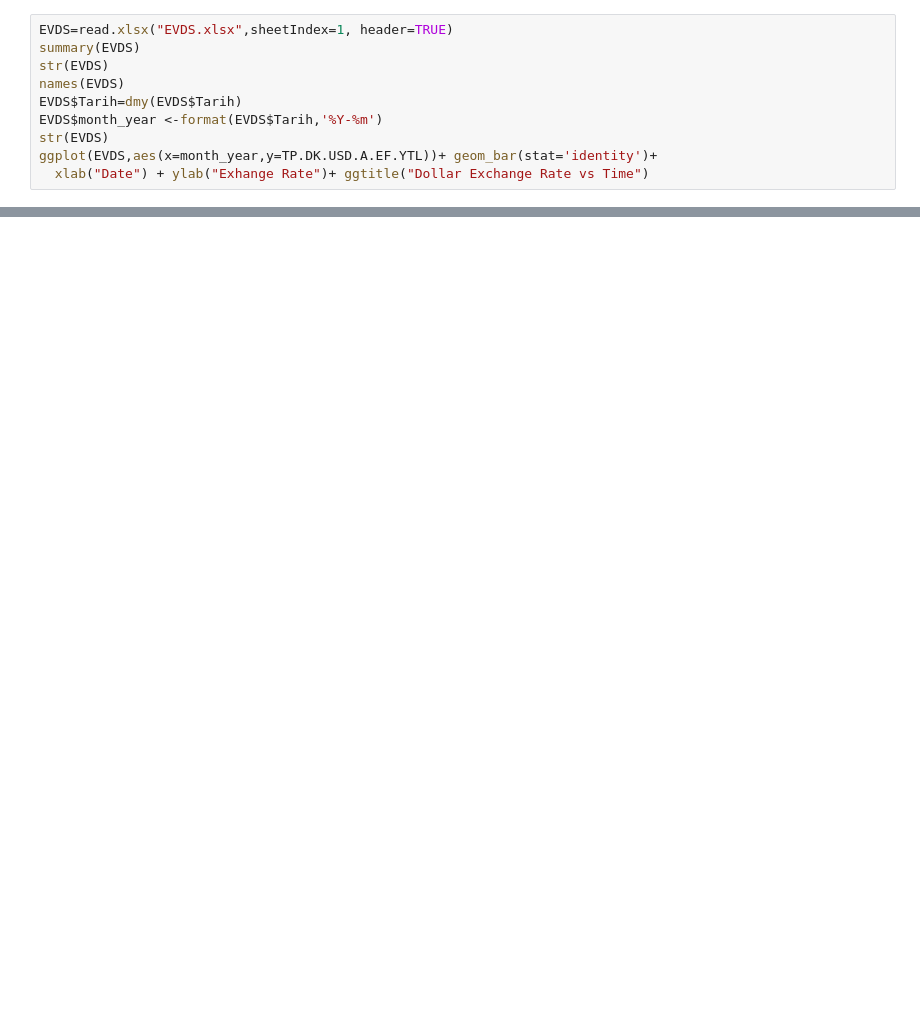
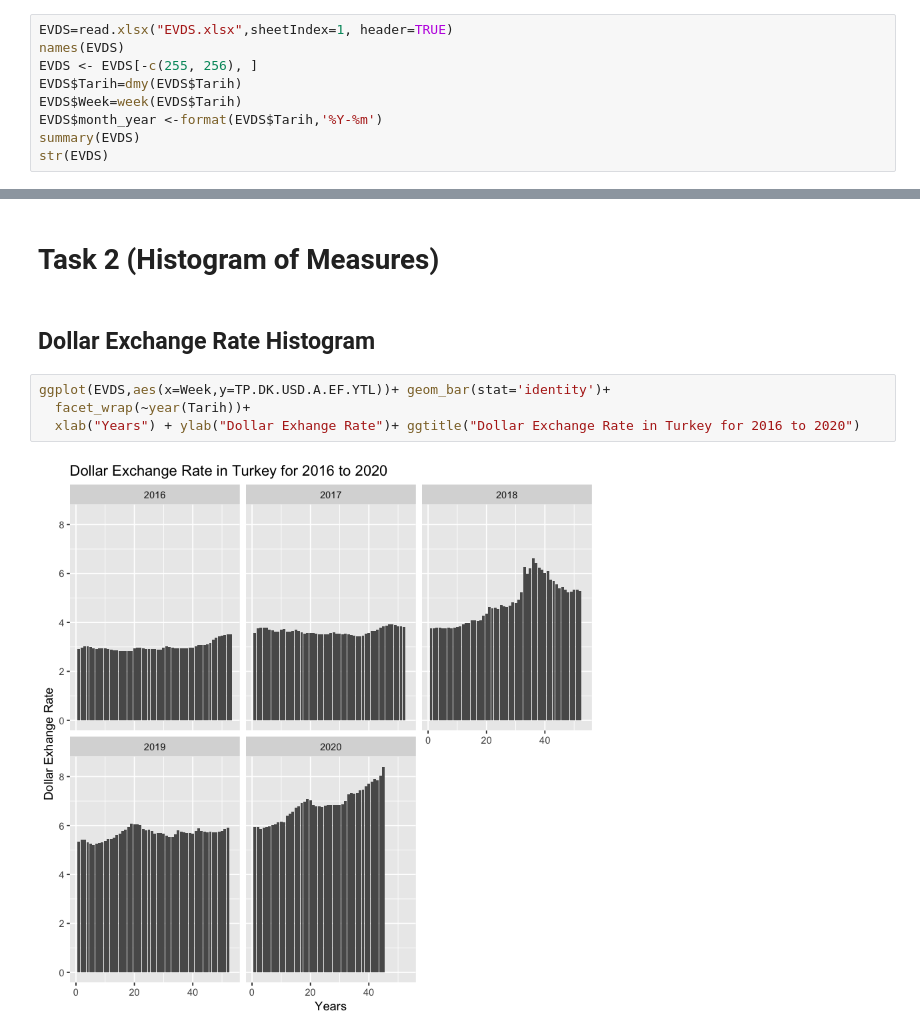
Before and after one commit to BU-IE-360/fall20-mbahadir, a Jupyter notebook: Homework1/Homework1.ipynb, the cells around one changed output, grey strips where cells are left out. Saved outputs shown, nothing was run; the diff lists cells and outputs as text; blank space fills up the shorter version.

```diff
--- a/Homework1/Homework1.ipynb
+++ b/Homework1/Homework1.ipynb
@@ -11,11 +13,10 @@ The following object is masked from ‘package:base’:
 # %%
 EVDS=read.xlsx("EVDS.xlsx",sheetIndex=1, header=TRUE)
+names(EVDS)
+EVDS <- EVDS[-c(255, 256), ]
+EVDS$Tarih=dmy(EVDS$Tarih)
+EVDS$Week=week(EVDS$Tarih)
+EVDS$month_year <-format(EVDS$Tarih,'%Y-%m')
 summary(EVDS)
 str(EVDS)
-names(EVDS)
-EVDS$Tarih=dmy(EVDS$Tarih)
-EVDS$month_year <-format(EVDS$Tarih,'%Y-%m')
-str(EVDS)
-ggplot(EVDS,aes(x=month_year,y=TP.DK.USD.A.EF.YTL))+ geom_bar(stat='identity')+
-  xlab("Date") + ylab("Exhange Rate")+ ggtitle("Dollar Exchange Rate vs Time")
 # %% [output]
@@ -106,0 +97,10 @@ ggplot(covid_df,aes(x=month_year,y=dailyCases))+ geom_bar(stat='identity')+
+# %% [markdown]
+# Task 2 (Histogram of Measures)
+# %% [markdown]
+## Dollar Exchange Rate Histogram
+# %%
+ggplot(EVDS,aes(x=Week,y=TP.DK.USD.A.EF.YTL))+ geom_bar(stat='identity')+
+  facet_wrap(~year(Tarih))+
+  xlab("Years") + ylab("Dollar Exhange Rate")+ ggtitle("Dollar Exchange Rate in Turkey for 2016 to 2020")
+# %% [output]
+[figure, added]
```
Also changed, not shown: parts of 30 cells of this notebook, 3 other files.
